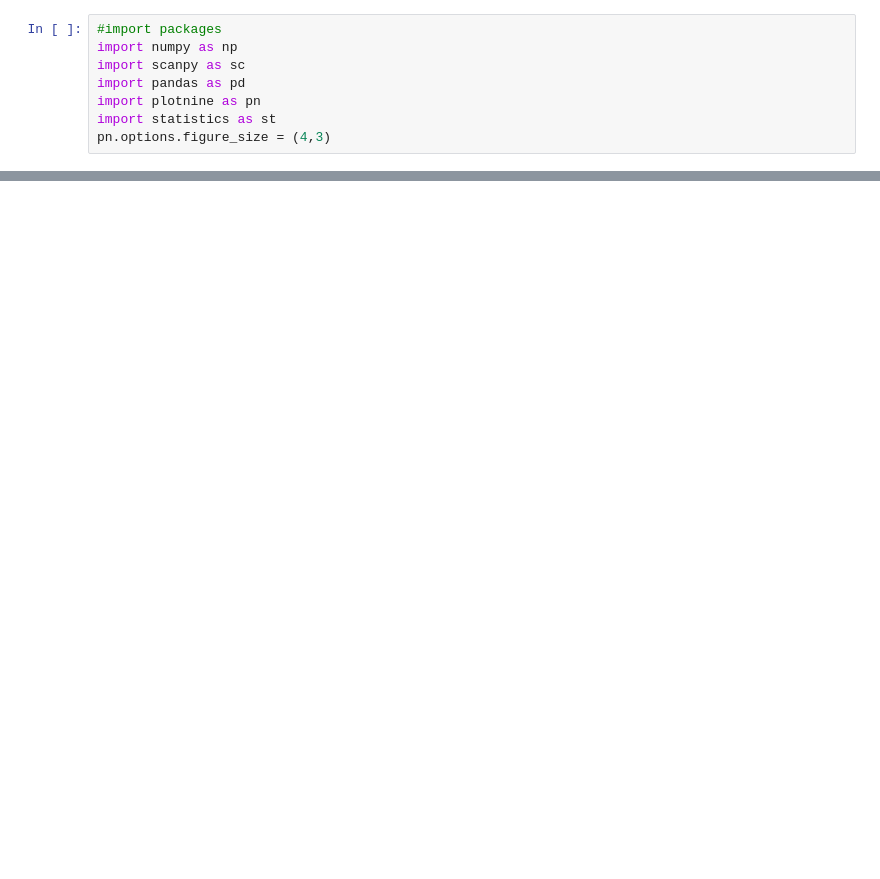
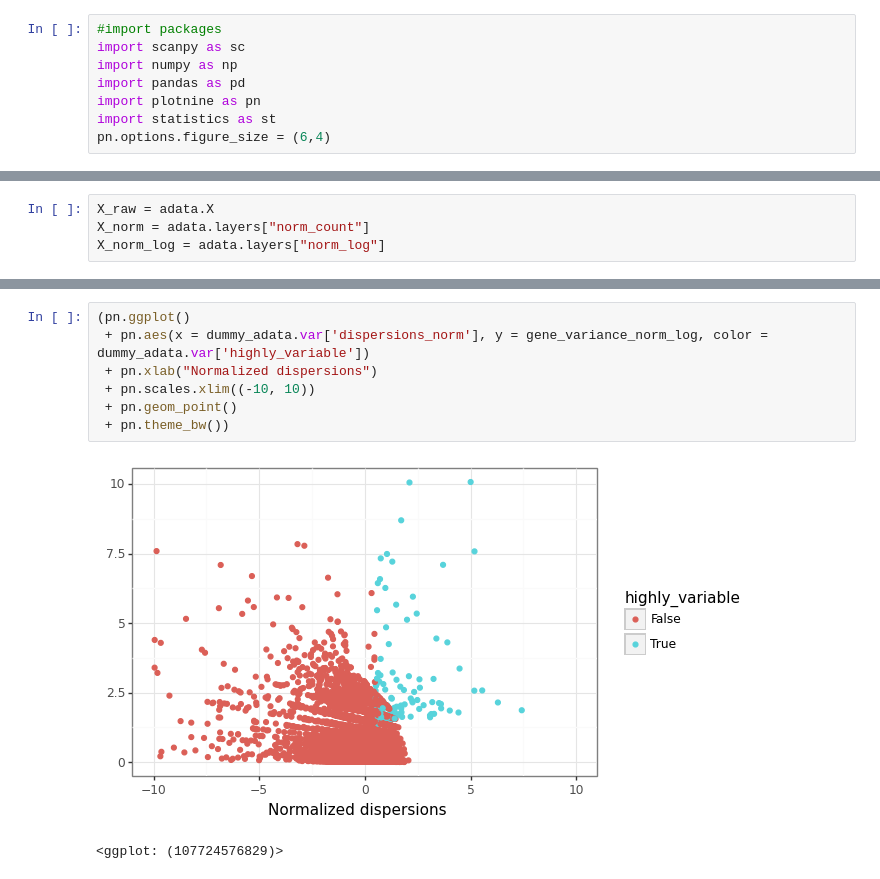
Before and after one commit to HMC-Clinic-MSKCC-22-23/spectra-gpu, a Jupyter notebook: milo-work/most_valuable_factors.ipynb, the cells around one changed output, grey strips where cells are left out. Saved outputs shown, nothing was run; the diff lists cells and outputs as text; blank space fills up the shorter version.

```diff
--- a/milo-work/most_valuable_factors.ipynb
+++ b/milo-work/most_valuable_factors.ipynb
@@ -1,11 +1,11 @@
 # %%
 #import packages
+import scanpy as sc
 import numpy as np
-import scanpy as sc
 import pandas as pd
 import plotnine as pn
 import statistics as st
-pn.options.figure_size = (4,3)
+pn.options.figure_size = (6,4)
 # %%
 # loading data and calculating shape of dfs
 
@@ -22 +22,5 @@ n_genes, _ = gene_loadings.shape
+# %%
+X_raw = adata.X
+X_norm = adata.layers["norm_count"]
+X_norm_log = adata.layers["norm_log"]
 # %%
@@ -102,0 +119,10 @@ factor_scores = pd.DataFrame({'factor' : list(range(n_factors)), 'explained_vari
+# %%
+(pn.ggplot()
+ + pn.aes(x = dummy_adata.var['dispersions_norm'], y = gene_variance_norm_log, color = dummy_adata.var['highly_variable'])
+ + pn.xlab("Normalized dispersions")
+ + pn.scales.xlim((-10, 10))
+ + pn.geom_point()
+ + pn.theme_bw())
+# %% [output]
+[figure, added]
+<ggplot: (107724576829)>
```
Also changed, not shown: parts of 18 cells of this notebook, 6 other files.
